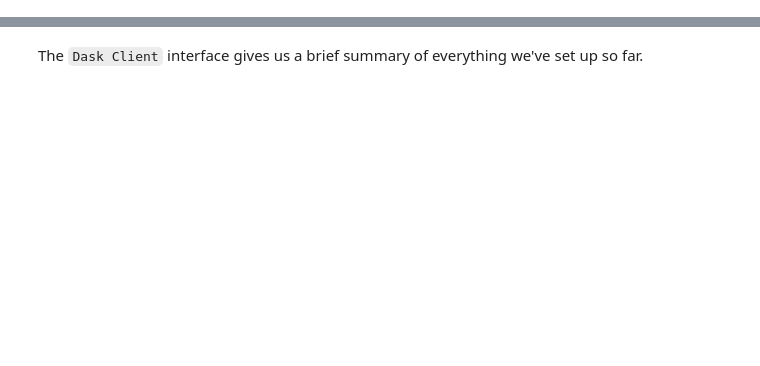
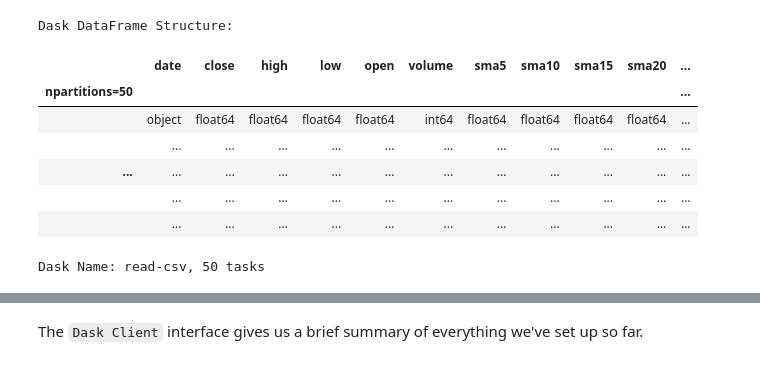
Before and after one commit to nebari-dev/nebari-demo, a Jupyter notebook: finance_examples/02_dask_gateway_adaptive_scaling.ipynb, the cells around one changed output, grey strips where cells are left out. Cells and saved outputs as stored; diff of their text form; code cells hidden in the pictures; blank space fills up the shorter version.

Commit message:
update dask example

```diff
--- a/finance_examples/02_dask_gateway_adaptive_scaling.ipynb
+++ b/finance_examples/02_dask_gateway_adaptive_scaling.ipynb
@@ -34,0 +22,15 @@ client = cluster.get_client()
+# %%
+# Read all the CSV files using a glob-pattern into a Dask DataFrame
+ddf = dd.read_csv("../<path>/*.csv")
+
+# TODO: Update link with cloud storage link
+# %% [output]
+Dask DataFrame Structure:
+|  | date | close | high | low | open | volume | sma5 | sma10 | sma15 | sma20 | ... |
+| npartitions=50 |  |  |  |  |  |  |  |  |  |  | ... |
+|  | object | float64 | float64 | float64 | float64 | int64 | float64 | float64 | float64 | float64 | ... |
+|  | ... | ... | ... | ... | ... | ... | ... | ... | ... | ... | ... |
+| ... | ... | ... | ... | ... | ... | ... | ... | ... | ... | ... | ... |
+|  | ... | ... | ... | ... | ... | ... | ... | ... | ... | ... | ... |
+|  | ... | ... | ... | ... | ... | ... | ... | ... | ... | ... | ... |
+Dask Name: read-csv, 50 tasks
```
Also changed, not shown: parts of 39 cells of this notebook, 1 other file.
